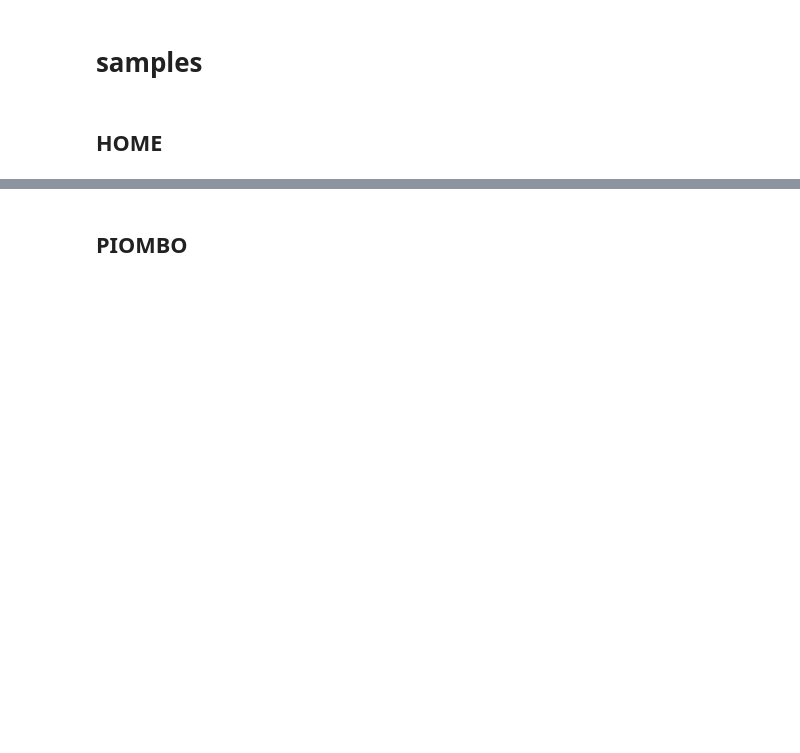
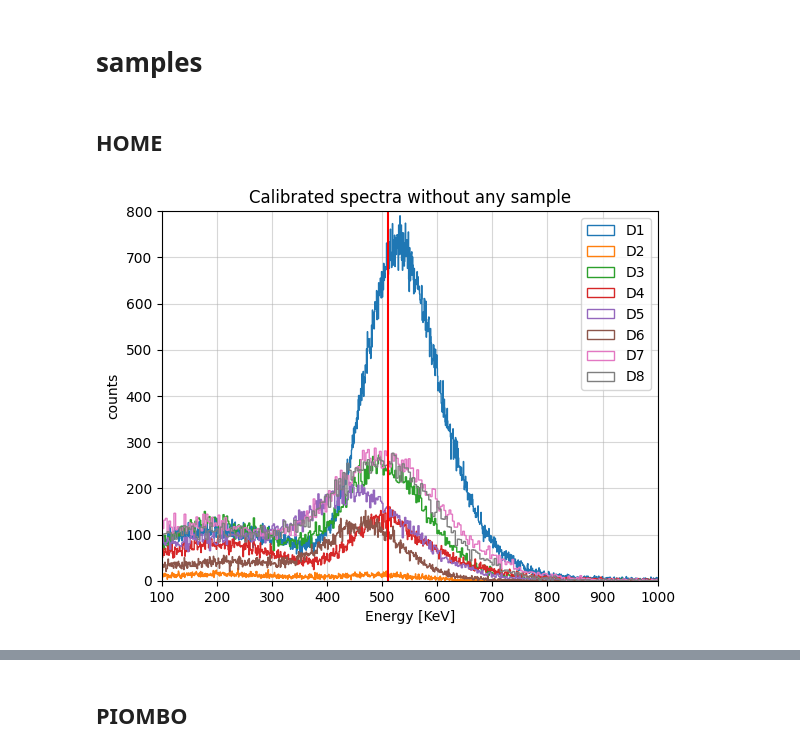
Before and after one commit to b3n3d3tt4/imaging, a Jupyter notebook: analisi.ipynb, the cells around one changed output, grey strips where cells are left out. Cells and saved outputs as stored; diff of their text form; code cells hidden in the pictures; blank space fills up the shorter version.

```diff
--- a/analisi.ipynb
+++ b/analisi.ipynb
@@ -258,24 +314,26 @@ hm_d8 = np.asarray(home_d8['Data_R;1']['Energy'].array())
 hm_d8_calib = hm_d8 * calibrazioneD8[0] + calibrazioneD8[1]
 hm_d8_def = hm_d8_calib[hm_d8_calib != 0]
 # %%
-# plt.hist(hm_d1_def, bins=int(hm_d1.max()), histtype='step', label='D1')
+plt.hist(hm_d1_def, bins=int(hm_d1.max()), histtype='step', label='D1')
 plt.hist(hm_d2_def, bins=int(hm_d2.max()), histtype='step', label='D2')
-# plt.hist(hm_d3_def, bins=int(hm_d3.max()), histtype='step', label='D3')
-# plt.hist(hm_d4_def, bins=int(hm_d4.max()), histtype='step', label='D4')
-# plt.hist(hm_d5_def, bins=int(hm_d5.max()), histtype='step', label='D5')
-# plt.hist(hm_d6_def, bins=int(hm_d6.max()), histtype='step', label='D6')
-# plt.hist(hm_d7_def, bins=int(hm_d7.max()), histtype='step', label='D7')
-# plt.hist(hm_d8_def, bins=int(hm_d8.max()), histtype='step', label='D8')
+plt.hist(hm_d3_def, bins=int(hm_d3.max()), histtype='step', label='D3')
+plt.hist(hm_d4_def, bins=int(hm_d4.max()), histtype='step', label='D4')
+plt.hist(hm_d5_def, bins=int(hm_d5.max()), histtype='step', label='D5')
+plt.hist(hm_d6_def, bins=int(hm_d6.max()), histtype='step', label='D6')
+plt.hist(hm_d7_def, bins=int(hm_d7.max()), histtype='step', label='D7')
+plt.hist(hm_d8_def, bins=int(hm_d8.max()), histtype='step', label='D8')
 plt.axvline(x=511, color='red')
 plt.title(r'Calibrated spectra without any sample')
 plt.xlabel('Energy [KeV]')
 plt.ylabel('counts')
-plt.ylim(0, 30)
+plt.ylim(0, 800)
 plt.xlim(100, 1000)
 plt.grid(alpha=0.5)
 plt.legend()
 plt.savefig('grafici/calib_home.pdf', format='pdf', dpi=500, bbox_inches='tight')
 plt.show()
+# %% [output]
+[figure, added]
 # %%
 fit_hm_d1 = bbb.normal(hm_d1_def, xmin=400, xmax=670, x1=0, x2=1000, b=int(hm_d1_def.max()/10), n=k)
 fit_hm_d2 = bbb.normal(hm_d2_def, xmin=400, xmax=600, x1=0, x2=1000, b=int(hm_d2_def.max()/10), n=k)
```
Also changed, not shown: parts of 27 cells of this notebook.
